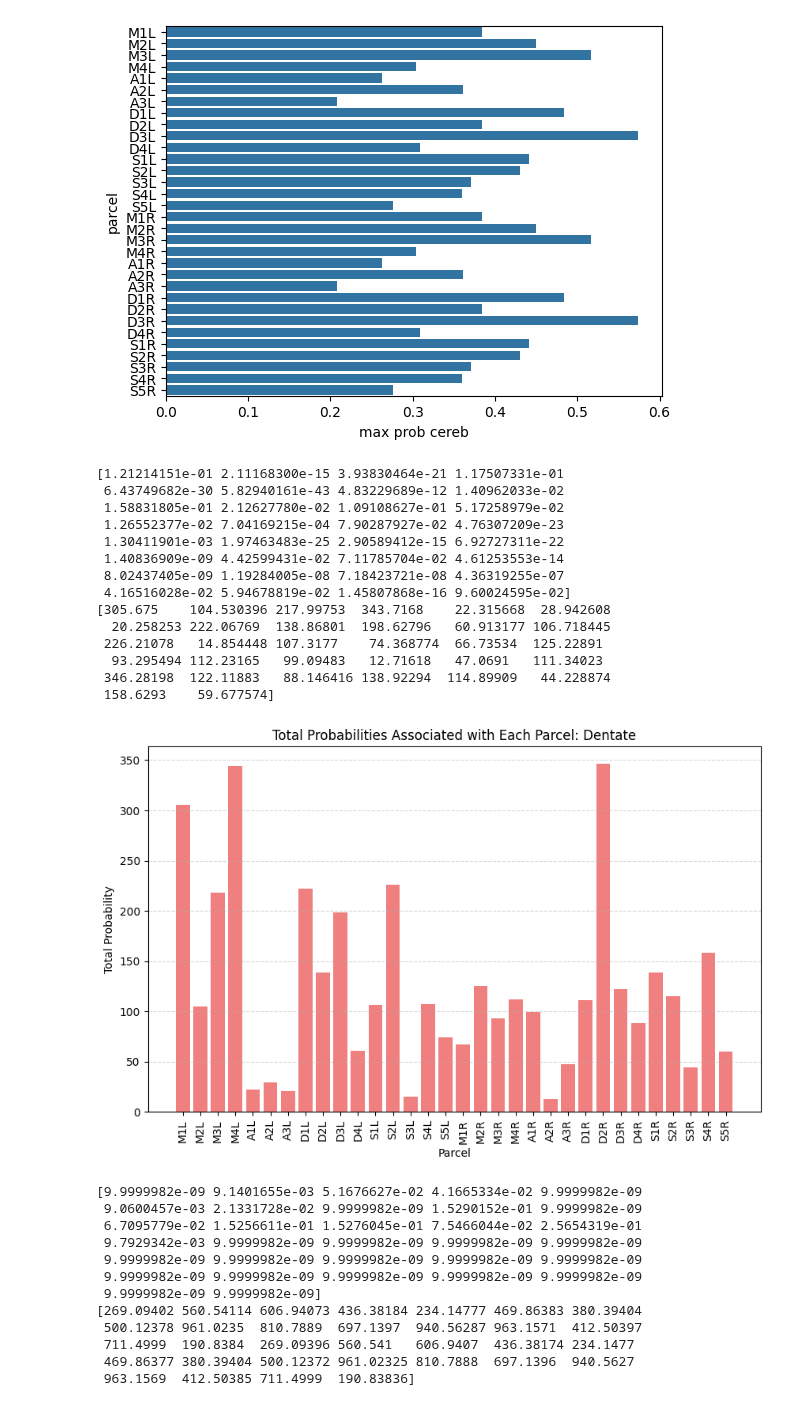
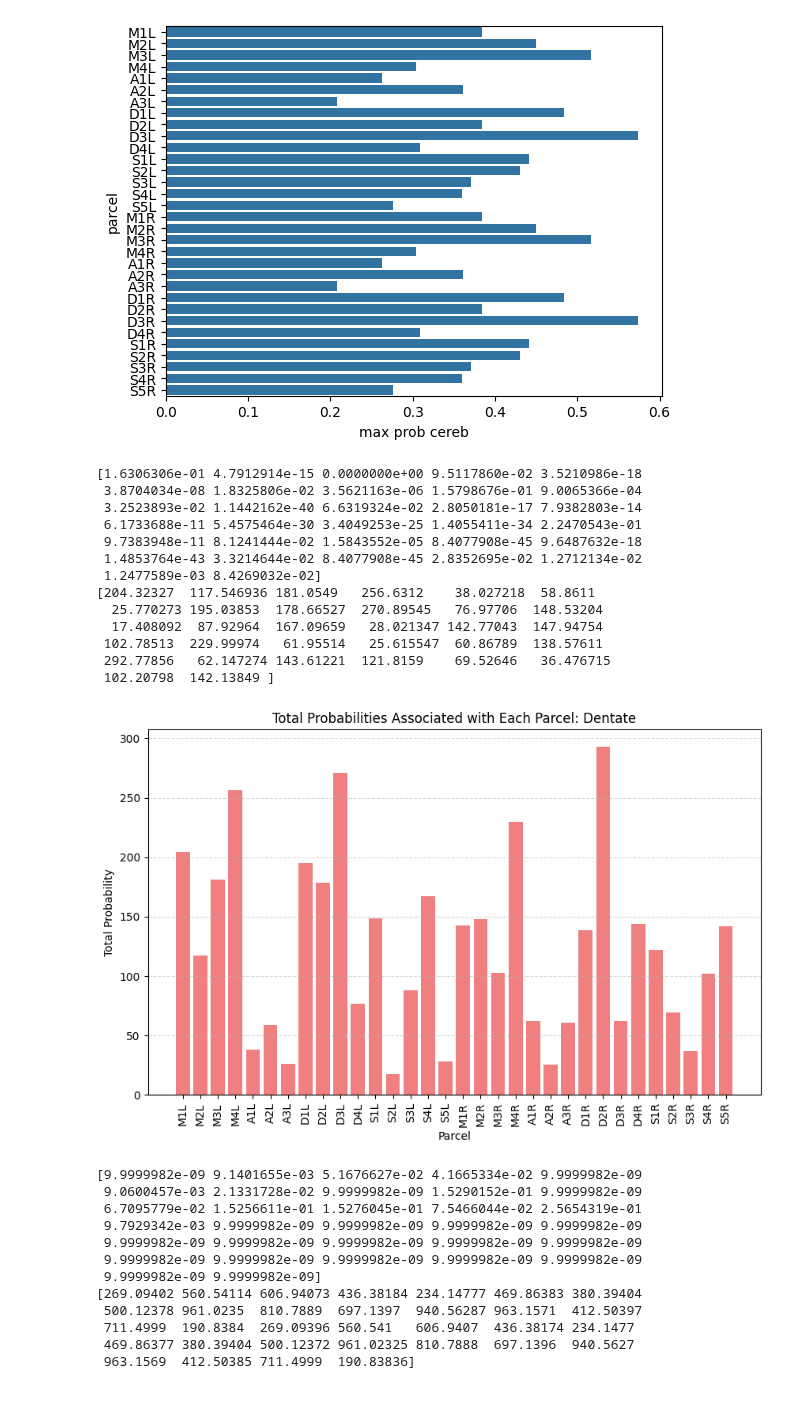
Before and after one commit to DiedrichsenLab/Pontine7T, a Jupyter notebook: notebooks/dentate_atlas.ipynb, the cells around one changed output. Cells and saved outputs as stored; diff of their text form; code cells hidden in the pictures.

```diff
--- a/notebooks/dentate_atlas.ipynb
+++ b/notebooks/dentate_atlas.ipynb
@@ -118,47 +114,48 @@ maximum prob value per parcel: [0.38451216 0.45013496 0.5163517  0.30445    0.26
 [figure]
 # %%
 #total probabilities associated with each parcel
+
+pmap = np.load(f"{wk_dir}/Prob_dentate_res1_lang+mdtb.npy")
 
 import numpy as np
 
 print(pmap[:,1])
 
 # Sum probabilities across all voxels for each parcel
 total_probabilities = np.sum(pmap, axis=1)
 
 print(total_probabilities)
 
 # Print or visualize the results
 #for i, prob in enumerate(total_probabilities):
    # print(f"Parcel {roi_names[i+1]}: Total Probability = {prob}")
 
 # Optionally, plot the total probabilities
 import matplotlib.pyplot as plt
 
 plt.figure(figsize=(10, 6))
 plt.bar(roi_names[1:34], total_probabilities, color='lightcoral')
 plt.xlabel("Parcel")
 plt.ylabel("Total Probability")
 plt.title("Total Probabilities Associated with Each Parcel: Dentate")
 plt.xticks(rotation=90)
 plt.grid(axis='y', linestyle='--', alpha=0.5)
 plt.show()
 # %% [output]
-[1.21214151e-01 2.11168300e-15 3.93830464e-21 1.17507331e-01
- 6.43749682e-30 5.82940161e-43 4.83229689e-12 1.40962033e-02
- 1.58831805e-01 2.12627780e-02 1.09108627e-01 5.17258979e-02
- 1.26552377e-02 7.04169215e-04 7.90287927e-02 4.76307209e-23
- 1.30411901e-03 1.97463483e-25 2.90589412e-15 6.92727311e-22
- 1.40836909e-09 4.42599431e-02 7.11785704e-02 4.61253553e-14
- 8.02437405e-09 1.19284005e-08 7.18423721e-08 4.36319255e-07
- 4.16516028e-02 5.94678819e-02 1.45807868e-16 9.60024595e-02]
-[305.675    104.530396 217.99753  343.7168    22.315668  28.942608
-  20.258253 222.06769  138.86801  198.62796   60.913177 106.718445
- 226.21078   14.854448 107.3177    74.368774  66.73534  125.22891
-  93.295494 112.23165   99.09483   12.71618   47.0691   111.34023
- 346.28198  122.11883   88.146416 138.92294  114.89909   44.228874
- 158.6293    59.677574]
+[1.6306306e-01 4.7912914e-15 0.0000000e+00 9.5117860e-02 3.5210986e-18
+ 3.8704034e-08 1.8325806e-02 3.5621163e-06 1.5798676e-01 9.0065366e-04
+ 3.2523893e-02 1.1442162e-40 6.6319324e-02 2.8050181e-17 7.9382803e-14
+ 6.1733688e-11 5.4575464e-30 3.4049253e-25 1.4055411e-34 2.2470543e-01
+ 9.7383948e-11 8.1241444e-02 1.5843552e-05 8.4077908e-45 9.6487632e-18
+ 1.4853764e-43 3.3214644e-02 8.4077908e-45 2.8352695e-02 1.2712134e-02
+ 1.2477589e-03 8.4269032e-02]
+[204.32327  117.546936 181.0549   256.6312    38.027218  58.8611
+  25.770273 195.03853  178.66527  270.89545   76.97706  148.53204
+  17.408092  87.92964  167.09659   28.021347 142.77043  147.94754
+ 102.78513  229.99974   61.95514   25.615547  60.86789  138.57611
+ 292.77856   62.147274 143.61221  121.8159    69.52646   36.476715
+ 102.20798  142.13849 ]
-[figure, old version]
+[figure, new version]
 # %%
 #total probabilities associated with each parcel
 
```
Also changed, not shown: parts of 5 cells of this notebook, 2 other files.
